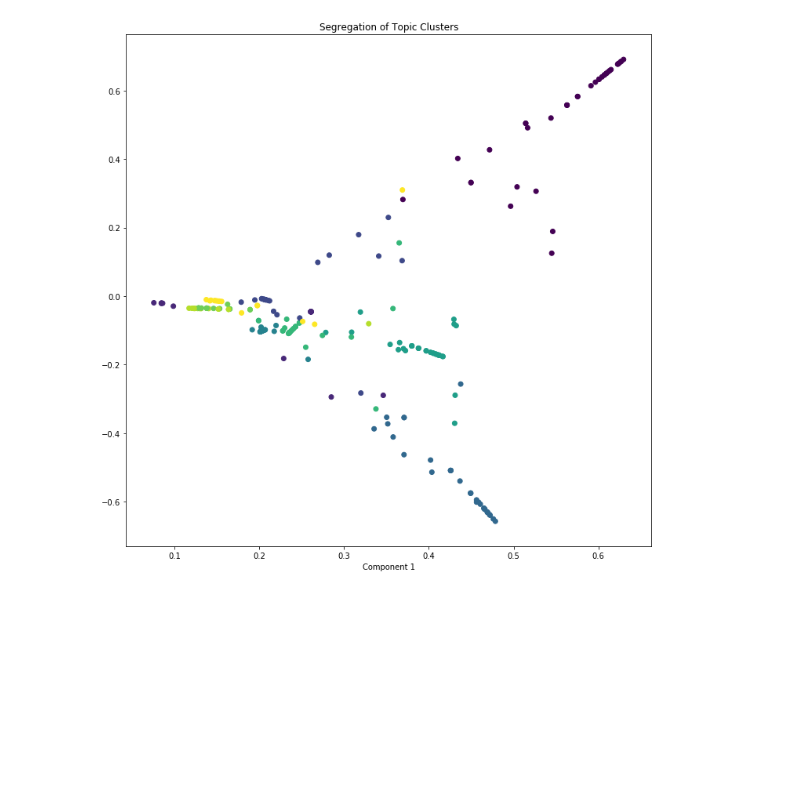
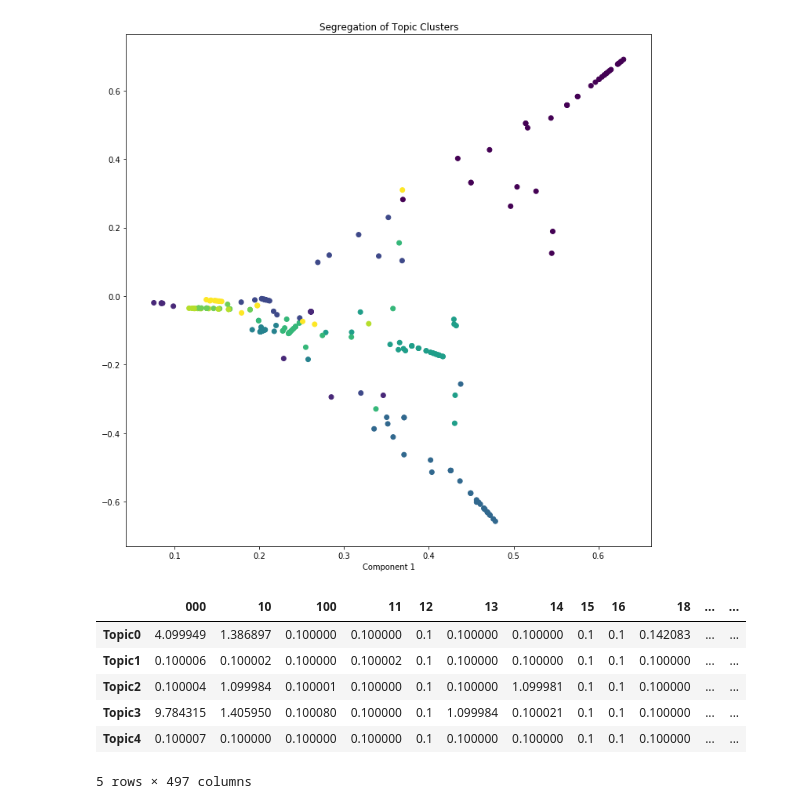
Before and after one commit to markmo/dltemplate, a Jupyter notebook: src/nlp/notebooks/Legal Topics.ipynb, the cells around one changed output. Cells and saved outputs as stored; diff of their text form; code cells hidden in the pictures; blank space fills up the shorter version.

```diff
--- a/src/nlp/notebooks/Legal Topics.ipynb
+++ b/src/nlp/notebooks/Legal Topics.ipynb
@@ -266,0 +285,21 @@ print('\nCoherence Score: ', coherence_lda)
+# %%
+# column names
+topicnames = ["Topic" + str(i) for i in range(10)]
+# %%
+# Topic-Keyword Matrix
+df_topic_keywords = pd.DataFrame(best_lda_model.components_)
+
+# Assign Column and Index
+df_topic_keywords.columns = tf_vectorizer.get_feature_names()
+df_topic_keywords.index = topicnames
+
+# View
+df_topic_keywords.head()
+# %% [output]
+|  | 000 | 10 | 100 | 11 | 12 | 13 | 14 | 15 | 16 | 18 | ... | ... |
+| Topic0 | 4.099949 | 1.386897 | 0.100000 | 0.100000 | 0.1 | 0.100000 | 0.100000 | 0.1 | 0.1 | 0.142083 | ... | ... |
+| Topic1 | 0.100006 | 0.100002 | 0.100000 | 0.100002 | 0.1 | 0.100000 | 0.100000 | 0.1 | 0.1 | 0.100000 | ... | ... |
+| Topic2 | 0.100004 | 1.099984 | 0.100001 | 0.100000 | 0.1 | 0.100000 | 1.099981 | 0.1 | 0.1 | 0.100000 | ... | ... |
+| Topic3 | 9.784315 | 1.405950 | 0.100080 | 0.100000 | 0.1 | 1.099984 | 0.100021 | 0.1 | 0.1 | 0.100000 | ... | ... |
+| Topic4 | 0.100007 | 0.100000 | 0.100000 | 0.100000 | 0.1 | 0.100000 | 0.100000 | 0.1 | 0.1 | 0.100000 | ... | ... |
+5 rows × 497 columns
```
Also changed, not shown: parts of 10 cells of this notebook, 2 other files.
